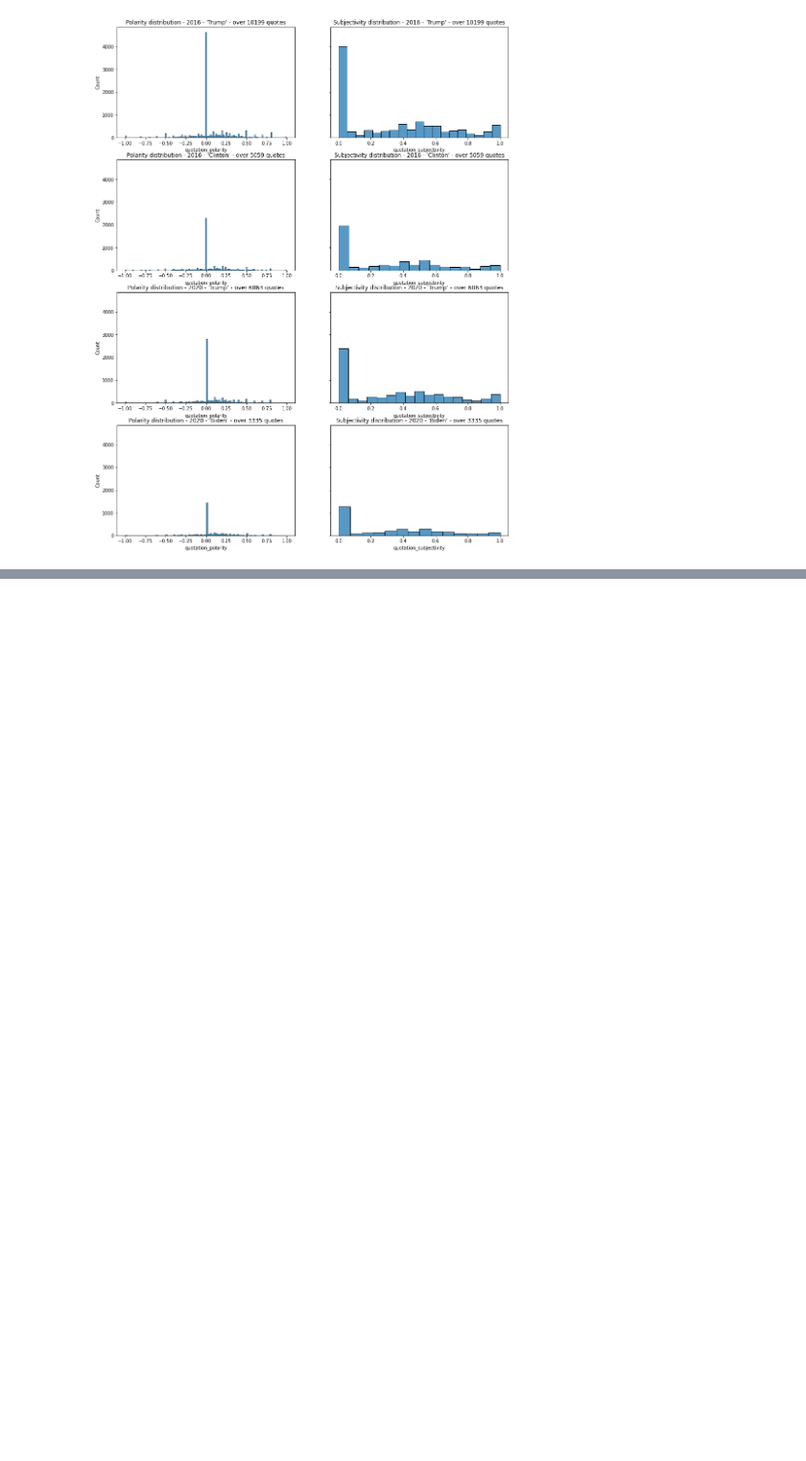
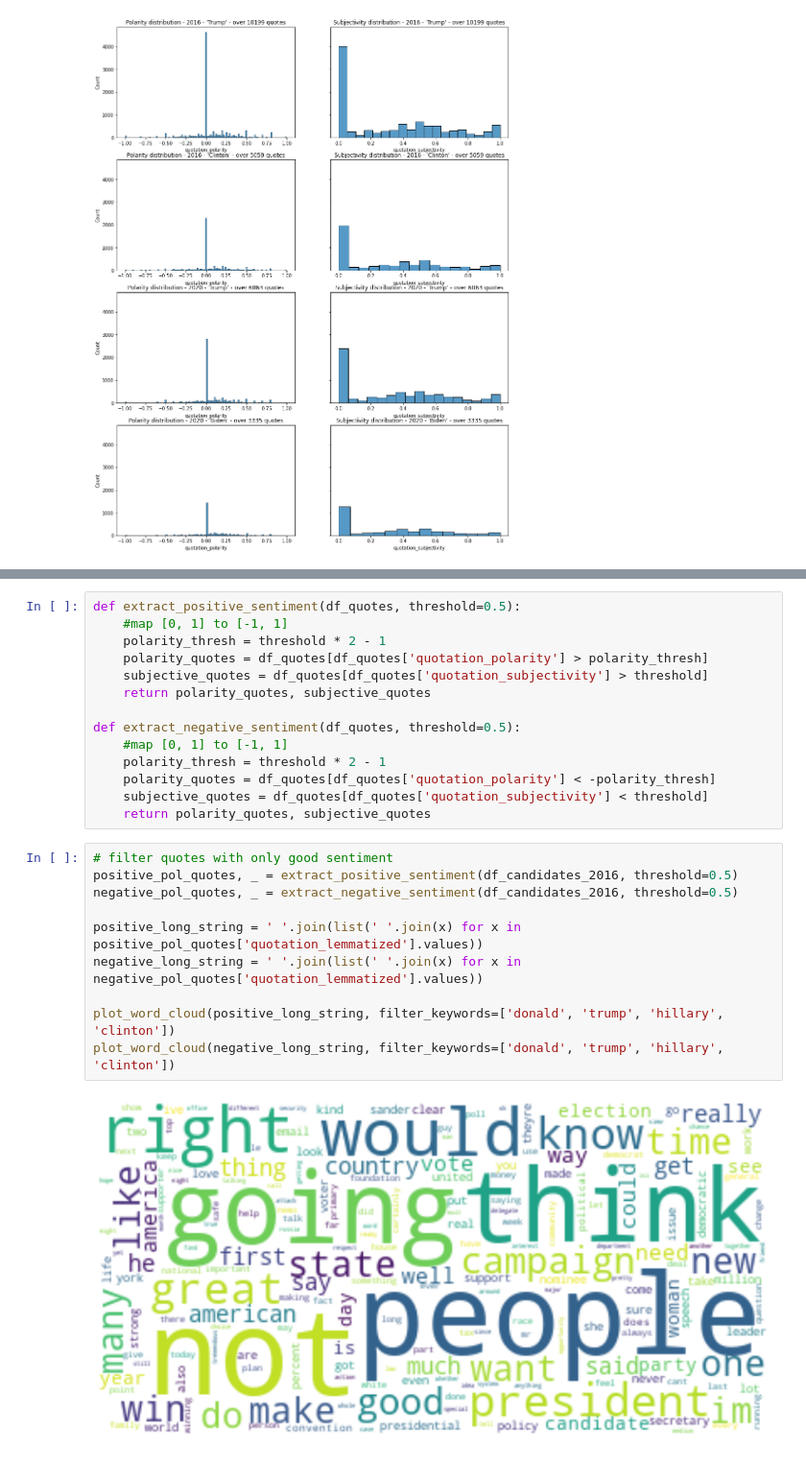
Before and after one commit to epfl-ada/ada-2021-project-sars, a Jupyter notebook: sentiment_analysis.ipynb, the cells around one changed output, grey strips where cells are left out. Shown at 96% size. Saved outputs shown, nothing was run; the diff lists cells and outputs as text; blank space fills up the shorter version.

Commit message:
PyDoc and wordcloud for positive/ngative quotes

```diff
--- a/sentiment_analysis.ipynb
+++ b/sentiment_analysis.ipynb
@@ -151,0 +155,26 @@ plt.show()
+# %%
+def extract_positive_sentiment(df_quotes, threshold=0.5):
+    #map [0, 1] to [-1, 1]
+    polarity_thresh = threshold * 2 - 1
+    polarity_quotes = df_quotes[df_quotes['quotation_polarity'] > polarity_thresh]
+    subjective_quotes = df_quotes[df_quotes['quotation_subjectivity'] > threshold]
+    return polarity_quotes, subjective_quotes
+
+def extract_negative_sentiment(df_quotes, threshold=0.5):
+    #map [0, 1] to [-1, 1]
+    polarity_thresh = threshold * 2 - 1
+    polarity_quotes = df_quotes[df_quotes['quotation_polarity'] < -polarity_thresh]
+    subjective_quotes = df_quotes[df_quotes['quotation_subjectivity'] < threshold]
+    return polarity_quotes, subjective_quotes
+# %%
+# filter quotes with only good sentiment
+positive_pol_quotes, _ = extract_positive_sentiment(df_candidates_2016, threshold=0.5)
+negative_pol_quotes, _ = extract_negative_sentiment(df_candidates_2016, threshold=0.5)
+
+positive_long_string = ' '.join(list(' '.join(x) for x in positive_pol_quotes['quotation_lemmatized'].values))
+negative_long_string = ' '.join(list(' '.join(x) for x in negative_pol_quotes['quotation_lemmatized'].values))
+
+plot_word_cloud(positive_long_string, filter_keywords=['donald', 'trump', 'hillary', 'clinton'])
+plot_word_cloud(negative_long_string, filter_keywords=['donald', 'trump', 'hillary', 'clinton'])
+# %% [output]
+[figure, added]
```
Also changed, not shown: parts of 8 cells of this notebook, 1 other file.
